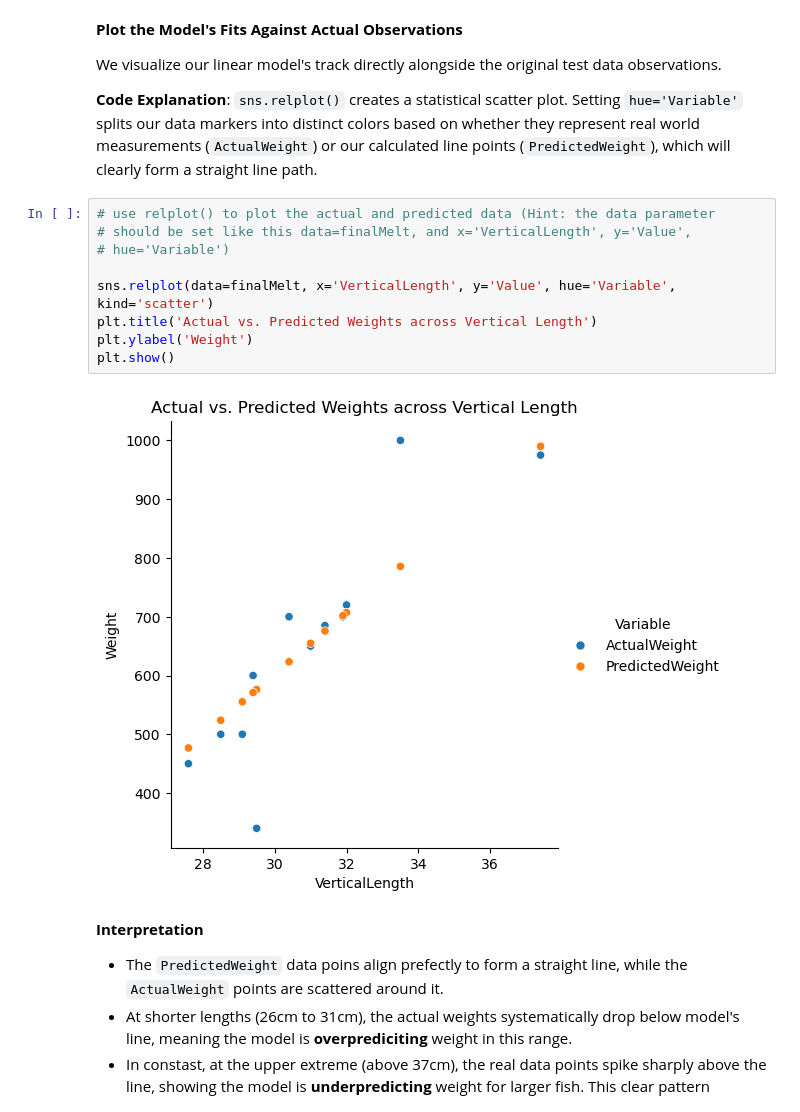
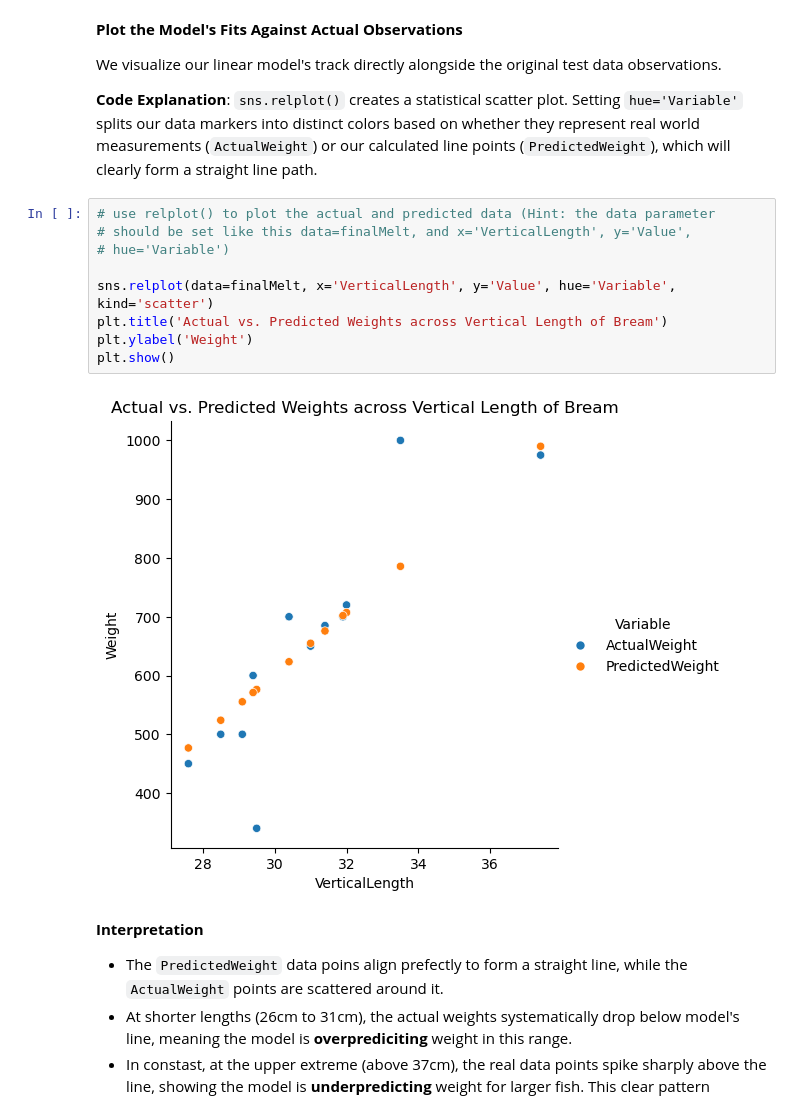
Before and after one commit to thaopham98/DataScience, a Jupyter notebook: python_analysis/A3-Fish-Linear_Regression.ipynb, the cells around one changed output. Cells and saved outputs as stored; diff of their text form.

```diff
--- a/python_analysis/A3-Fish-Linear_Regression.ipynb
+++ b/python_analysis/A3-Fish-Linear_Regression.ipynb
@@ -334,14 +334,14 @@ We visualize our linear model's track directly alongside the original test data
 # %%
 # use relplot() to plot the actual and predicted data (Hint: the data parameter
 # should be set like this data=finalMelt, and x='VerticalLength', y='Value',
 # hue='Variable')
 
 sns.relplot(data=finalMelt, x='VerticalLength', y='Value', hue='Variable', kind='scatter')
-plt.title('Actual vs. Predicted Weights across Vertical Length')
+plt.title('Actual vs. Predicted Weights across Vertical Length of Bream')
 plt.ylabel('Weight')
 plt.show()
 # %% [output]
-[figure, old version]
+[figure, new version]
 # %% [markdown]
 **Interpretation**
 
```
Also changed, not shown: parts of 6 cells of this notebook.
